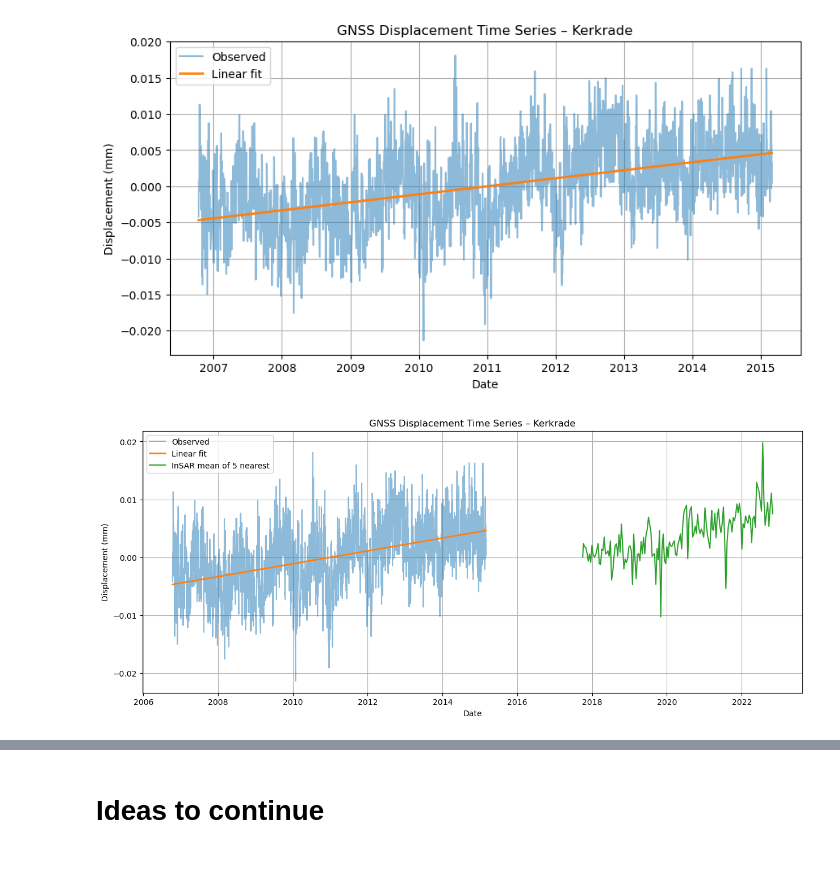
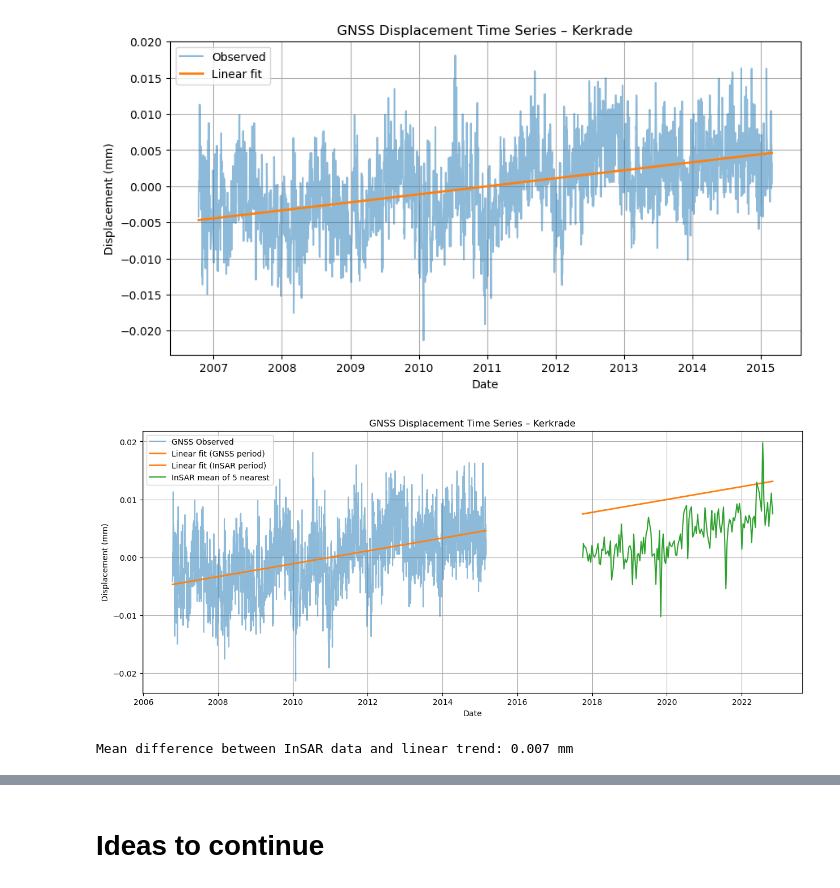
Before and after one commit to nigelwie/SHM-GH-Abandoned-Mines-Limburg, a Jupyter notebook: 02_plot_combined.ipynb, the cells around one changed output, grey strips where cells are left out. Saved outputs shown, nothing was run; the diff lists cells and outputs as text; code cells hidden in the pictures.

Commit message:
InSAR shifted

```diff
--- a/02_plot_combined.ipynb
+++ b/02_plot_combined.ipynb
@@ -301,12 +299,13 @@ plt.show()
 # %% [markdown]
 # Fit linear trend model
 # %%
-# Extract data
-gnss_dates = series_kerkrade_sorted["dates"]
-gnss_u = series_kerkrade_sorted["u"].values
+gnss_t = (gnss_dates - gnss_dates.iloc[0]).dt.days.values
+print(gnss_t)
 
-# Convert datetime to numeric time (days since first observation)
-t = (gnss_dates - gnss_dates.iloc[0]).dt.days.values
-print(t)
+insar_t = (insar_dates - gnss_dates.iloc[0]).days.values
+print(insar_t)
+
+delta_t = insar_t - gnss_t[0]
+print(delta_t)
 # %% [output]
 [   0    1    2 ... 3058 3059 3060]
@@ -314,11 +329,11 @@ print(t)
 def linear_trend(t, a, b):
     return a + b * t
 
-popt_lin, pcov_lin = curve_fit(linear_trend, t, gnss_u)
+popt_lin, pcov_lin = curve_fit(linear_trend, gnss_t, gnss_u)
 
 a_hat, b_hat = popt_lin
 b_std = np.sqrt(pcov_lin[1, 1])
 
-print(f"Offset a = {a_hat:.3f} mm")
-print(f"Velocity = {b_hat*365.25:.3f} ± {b_std*365.25:.3f} mm/year")
+print(f"Offset a = {a_hat:.5f} mm")
+print(f"Velocity = {b_hat*365.25:.5f} ± {b_std*365.25:.5f} mm/year")
 # %% [output]
@@ -338,17 +352,40 @@ plt.grid(True)
 plt.show()
 # %% [output]
 [figure]
-# %%
-plt.figure(figsize=(15, 6))
-plt.plot(gnss_dates, gnss_u, label="Observed", alpha=0.5)
-plt.plot(gnss_dates, linear_trend(t, *popt_lin),
-         label="Linear fit", linewidth=2)
-plt.plot(dates, insar_u_vals, label=f"InSAR mean of {N} nearest")
-plt.xlabel("Date")
-plt.ylabel("Displacement (mm)")
-plt.title(f"GNSS Displacement Time Series – {station_name}")
-plt.legend()
-plt.grid(True)
-plt.show()
-# %% [output]
-[figure, removed]
+# %%
+# Create two separate time ranges for the linear fit
+# Range 1: GNSS data period
+gnss_fit_dates = pd.date_range(gnss_dates.iloc[0], gnss_dates.iloc[-1], freq='D')
+t_gnss_fit = (gnss_fit_dates - gnss_dates.iloc[0]).days.values
+
+# Range 2: InSAR data period
+insar_fit_dates = pd.date_range(insar_dates[0], insar_dates[-1], periods=155)
+t_insar_fit = (insar_fit_dates - gnss_dates.iloc[0]).days.values
+
+# Evaluate linear model over both ranges
+gnss_fit_values = linear_trend(t_gnss_fit, *popt_lin)
+insar_fit_values = linear_trend(t_insar_fit, *popt_lin)
+
+# Plot
+plt.figure(figsize=(15, 6))
+plt.plot(gnss_dates, gnss_u, label="GNSS Observed", alpha=0.5)
+plt.plot(gnss_fit_dates, gnss_fit_values, '-', label="Linear fit (GNSS period)", linewidth=2)
+plt.plot(insar_fit_dates, insar_fit_values, '-', label="Linear fit (InSAR period)", linewidth=2, color='C1')
+plt.plot(insar_dates, insar_mean_u, label=f"InSAR mean of {N} nearest", markersize=3)
+plt.xlabel("Date")
+plt.ylabel("Displacement (mm)")
+plt.title(f"GNSS Displacement Time Series – {station_name}")
+plt.legend()
+plt.grid(True)
+plt.show()
+
+# Calculate differences between InSAR observations and the linear trend
+insar_data_diff = np.abs(insar_mean_u - insar_fit_values)
+
+insar_data_diff_mean = np.mean(insar_data_diff)
+print(f"Mean difference between InSAR data and linear trend: {insar_data_diff_mean:.3f} mm")
+
+insar_mean_u_shift = insar_mean_u + insar_data_diff_mean
+# %% [output]
+[figure, added]
+Mean difference between InSAR data and linear trend: 0.007 mm
```
Also changed, not shown: parts of 12 cells of this notebook.
